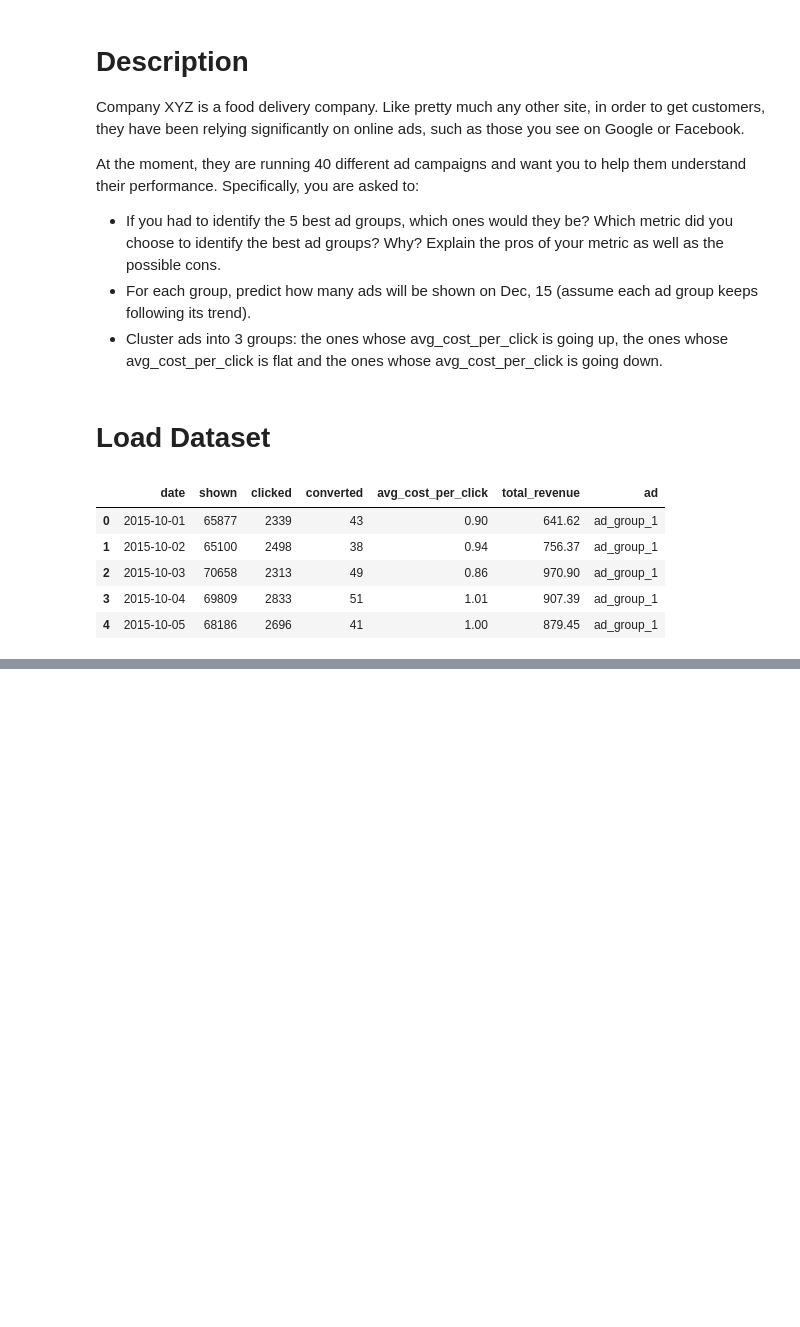
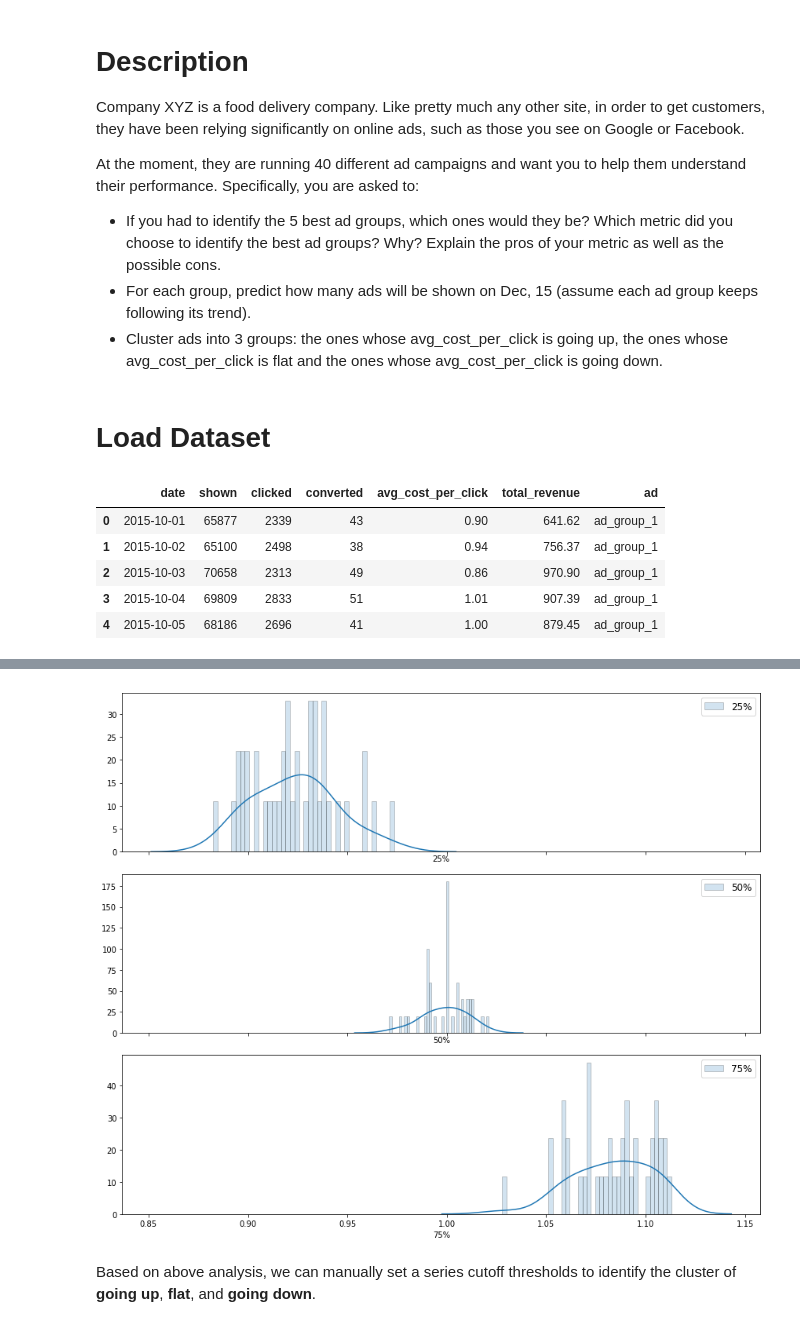
Before and after one commit to JifuZhao/DS-Take-Home, a Jupyter notebook: 20. Ads Analysis.ipynb, the cells around one changed output, grey strips where cells are left out. Cells and saved outputs as stored; diff of their text form; code cells hidden in the pictures; blank space fills up the shorter version.

```diff
--- a/20. Ads Analysis.ipynb
+++ b/20. Ads Analysis.ipynb
@@ -79,0 +131,18 @@ array(['ad_group_1', 'ad_group_2', 'ad_group_3', 'ad_group_4',
+# %%
+def cost_stats(df):
+    """ function to calculate the avg_cost_per_click trend """
+    tmp = df.sort_values(by='date')['avg_cost_per_click'].values
+    ratio = tmp[1:] / tmp[:-1]
+
+    ratio_mean = np.mean(ratio)
+    ratio_min = np.min(ratio)
+    ratio_25 = np.percentile(ratio, 25)
+    ratio_50 = np.percentile(ratio, 50)
+    ratio_75 = np.percentile(ratio, 75)
+    ratio_max = np.max(ratio)
+
+    return pd.Series([ratio_mean, ratio_min, ratio_25, ratio_50, ratio_75, ratio_max],
+                     index=['mean', 'min', '25%', '50%', '75%', 'max'])
+
+stats = data.groupby('ad').apply(cost_stats)
+stats.head()
@@ -79,0 +157,17 @@ array(['ad_group_1', 'ad_group_2', 'ad_group_3', 'ad_group_4',
+# %%
+# visualization
+hist_kws={'histtype': 'bar', 'edgecolor':'black', 'alpha': 0.2}
+
+fig, ax = plt.subplots(nrows=3, ncols=1, figsize=(12, 10), sharex=True)
+sns.distplot(stats['25%'], bins=40, ax=ax[0], label='25%', hist_kws=hist_kws)
+ax[0].legend(fontsize=12)
+sns.distplot(stats['50%'], bins=40, ax=ax[1], label='50%', hist_kws=hist_kws)
+ax[1].legend(fontsize=12)
+sns.distplot(stats['75%'], bins=40, ax=ax[2], label='75%', hist_kws=hist_kws)
+ax[2].legend(fontsize=12)
+plt.tight_layout()
+plt.show()
+# %% [output]
+[figure, added]
+# %% [markdown]
+Based on above analysis, we can manually set a series cutoff thresholds to identify the cluster of **going up**, **flat**, and **going down**.
```
Also changed, not shown: parts of 16 cells of this notebook.
